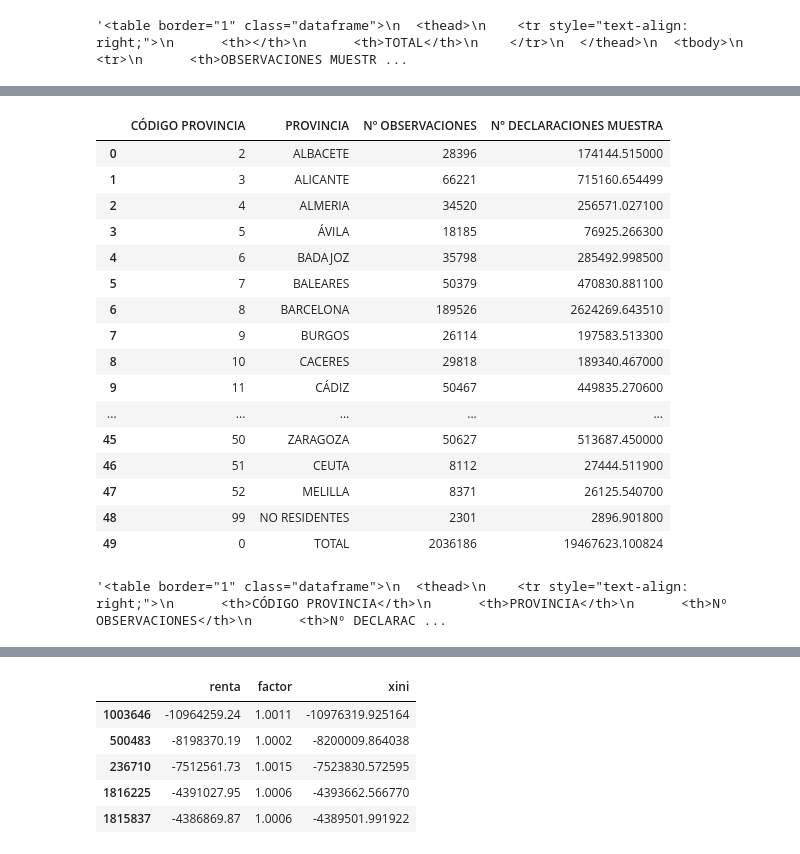
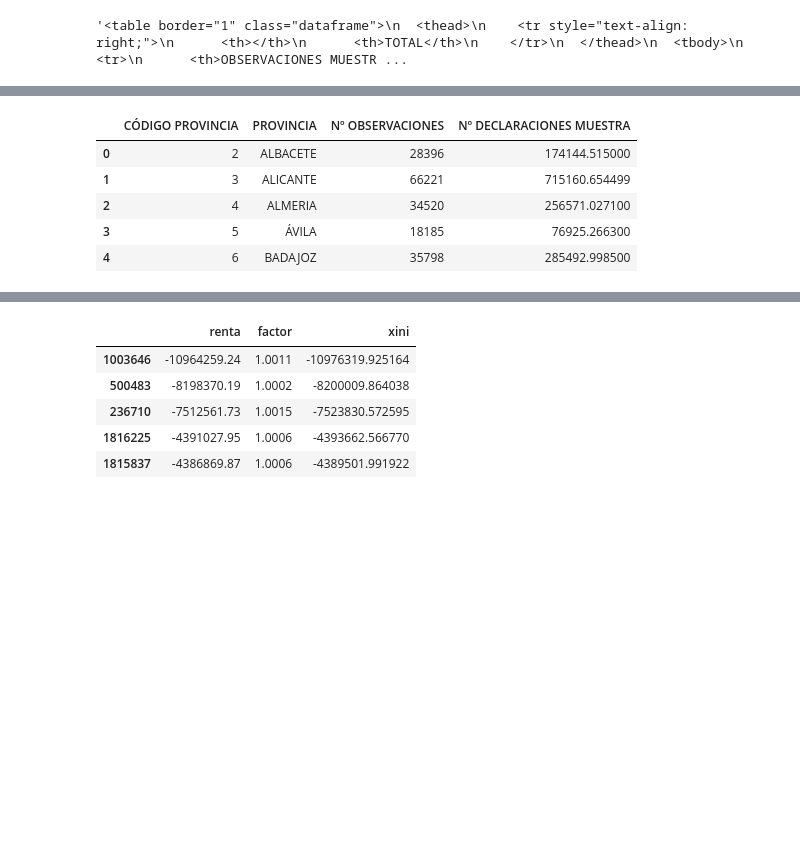
Before and after one commit to mmngreco/Fiscal, a Jupyter notebook: Muestra2011.ipynb, the cells around one changed output, grey strips where cells are left out. Drawn from its saved outputs; the diff is of its cells as text; code cells hidden in the pictures; blank space fills up the shorter version.

```diff
--- a/Muestra2011.ipynb
+++ b/Muestra2011.ipynb
@@ -146,5 +151,5 @@ dw.to_csv(dir_less, index=False)
 # CÁLCULOS CON LA SUBMUESTRA
 # %%
 # variables monetarias en euros.
-df = pd.read_csv(dir_less)
+data = pd.read_csv(dir_less)
 # %%
@@ -157,8 +162,6 @@ df.head()
 | 3 | 2 | 8 | C | 2 | 2 | 0 | 1.0048 | 0.00 | 0.00 | 0.00 | 0 | ... |
 | 4 | 2 | 8 | C | 2 | 2 | 2 | 1.0048 | 5774.82 | 5774.82 | 4080.00 | 0 | ... |
 # %%
-# CAMBIAMOS EL NOMBRE PARA QUE SEA MAS LEGIBLE
-data = df
 # Según la documentación, la variable de tramos
 # se hace a patir de la suma de par452 y par465
 # data['ingresos'] = data[['PAR452', 'PAR465']].sum(1)
@@ -323,4 +346,5 @@ tabla_3 = tabla_3.rename(columns={'prov':'CÓDIGO PROVINCIA'})
 tabla_3 = tabla_3[tabla_3.columns[[0,3,2,1]]]
 # %%
-tabla_3.loc[49] = [0, 'TOTAL', tabla_3['Nº OBSERVACIONES'].sum(), tabla_3['Nº DECLARACIONES MUESTRA'].sum()]
+# agregar total
+tabla_3.loc[49] = ['-', 'TOTAL', tabla_3['Nº OBSERVACIONES'].sum(), tabla_3['Nº DECLARACIONES MUESTRA'].sum()]
 # %%
@@ -328,27 +352,14 @@ tabla_3.loc[49] = [0, 'TOTAL', tabla_3['Nº OBSERVACIONES'].sum(), tabla_3['Nº
 # %%
-tabla_3
+tabla_3.head()
 # %% [output]
 |  | CÓDIGO PROVINCIA | PROVINCIA | Nº OBSERVACIONES | Nº DECLARACIONES MUESTRA |
 | 0 | 2 | ALBACETE | 28396 | 174144.515000 |
 | 1 | 3 | ALICANTE | 66221 | 715160.654499 |
 | 2 | 4 | ALMERIA | 34520 | 256571.027100 |
 | 3 | 5 | ÁVILA | 18185 | 76925.266300 |
 | 4 | 6 | BADAJOZ | 35798 | 285492.998500 |
-| 5 | 7 | BALEARES | 50379 | 470830.881100 |
-| 6 | 8 | BARCELONA | 189526 | 2624269.643510 |
-| 7 | 9 | BURGOS | 26114 | 197583.513300 |
-| 8 | 10 | CACERES | 29818 | 189340.467000 |
-| 9 | 11 | CÁDIZ | 50467 | 449835.270600 |
-| ... | ... | ... | ... | ... |
-| 45 | 50 | ZARAGOZA | 50627 | 513687.450000 |
-| 46 | 51 | CEUTA | 8112 | 27444.511900 |
-| 47 | 52 | MELILLA | 8371 | 26125.540700 |
-| 48 | 99 | NO RESIDENTES | 2301 | 2896.901800 |
-| 49 | 0 | TOTAL | 2036186 | 19467623.100824 |
 # %%
-tabla_3.to_html(index=False)
+# tabla_3.to_html(index=False)
-# %% [output]
-'<table border="1" class="dataframe">\n  <thead>\n    <tr style="text-align: right;">\n      <th>CÓDIGO PROVINCIA</th>\n      <th>PROVINCIA</th>\n      <th>Nº OBSERVACIONES</th>\n      <th>Nº DECLARAC ...
 # %%
 d = tabla_3.iloc[:-1].sort_values(by='Nº DECLARACIONES MUESTRA', ascending=False)
 
```
Also changed, not shown: parts of 79 cells of this notebook.
